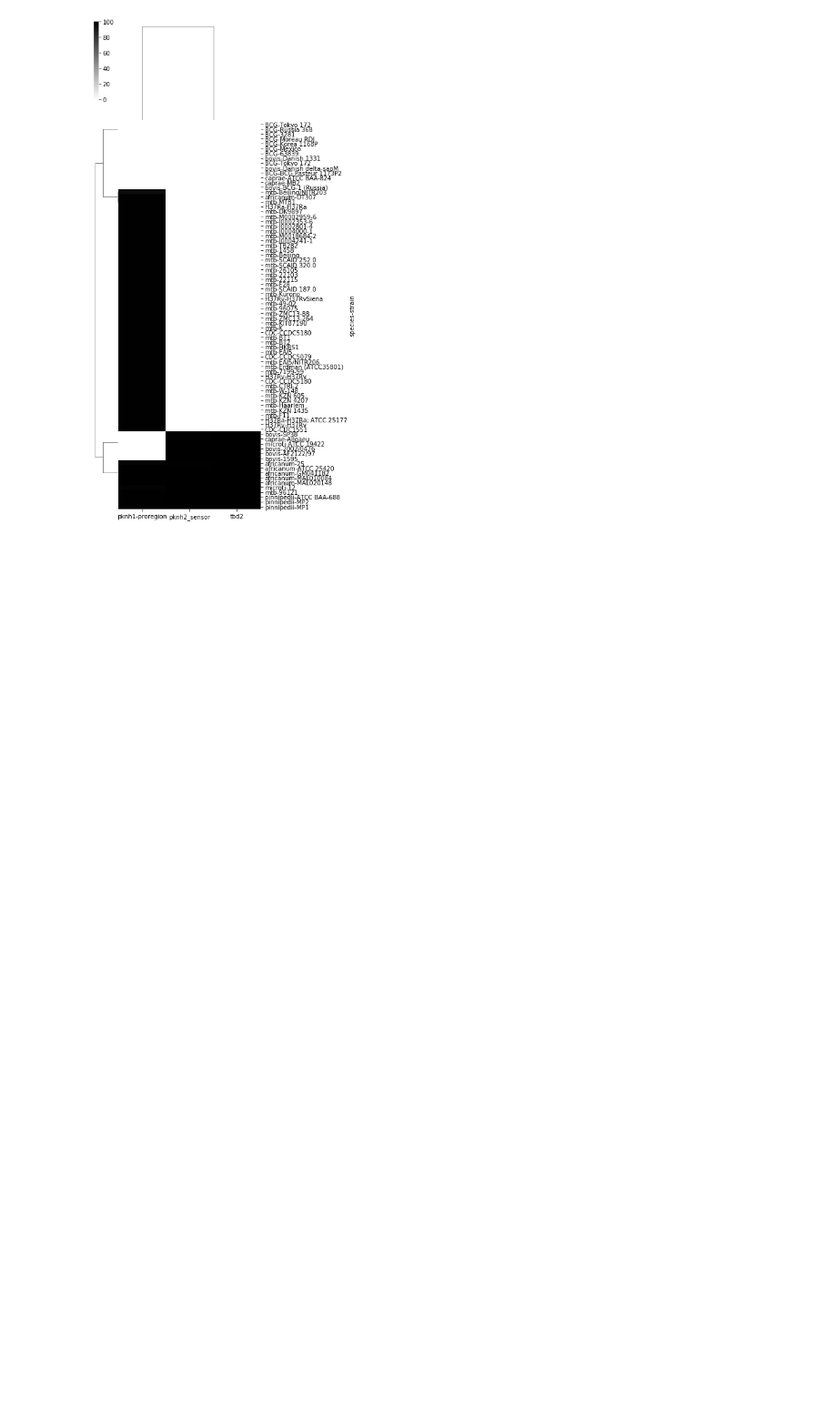
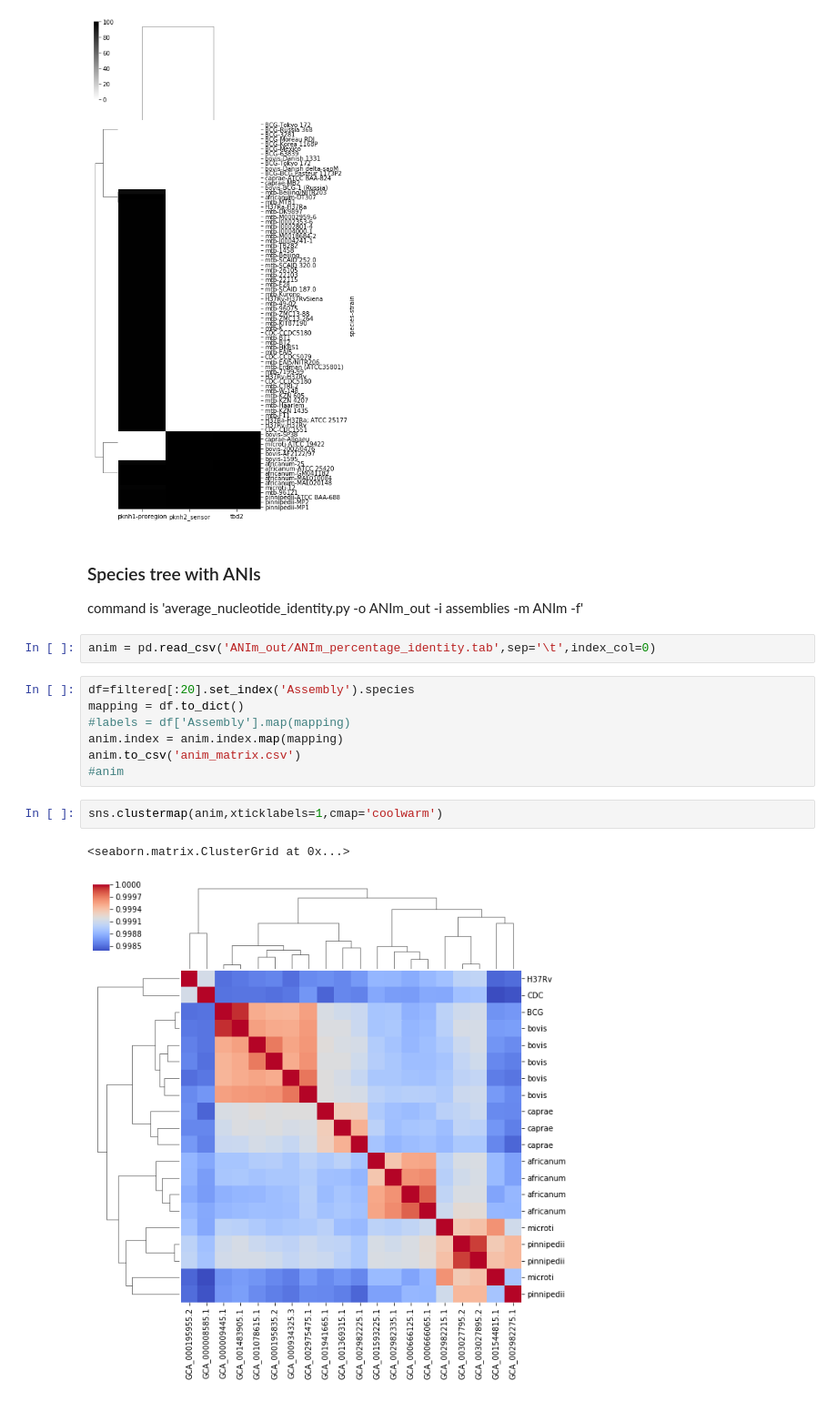
Before and after one commit to dmnfarrell/mtbc_analyses, a Jupyter notebook: rd900_analysis.ipynb, the cells around one changed output. Shown at 91% size. Cells and saved outputs as stored; diff of their text form; blank space fills up the shorter version.

```diff
--- a/rd900_analysis.ipynb
+++ b/rd900_analysis.ipynb
@@ -151,3 +170,21 @@ sns.clustermap(X,cmap='gray_r',yticklabels=1,figsize=(5,15))
 # %% [output]
 <seaborn.matrix.ClusterGrid at 0x...>
 [figure]
+# %% [markdown]
+### Species tree with ANIs
+
+command is 'average_nucleotide_identity.py -o ANIm_out -i assemblies -m ANIm -f'
+# %%
+anim = pd.read_csv('ANIm_out/ANIm_percentage_identity.tab',sep='\t',index_col=0)
+# %%
+df=filtered[:20].set_index('Assembly').species
+mapping = df.to_dict()
+#labels = df['Assembly'].map(mapping)
+anim.index = anim.index.map(mapping)
+anim.to_csv('anim_matrix.csv')
+#anim
+# %%
+sns.clustermap(anim,xticklabels=1,cmap='coolwarm')
+# %% [output]
+<seaborn.matrix.ClusterGrid at 0x...>
+[figure, added]
```
Also changed, not shown: parts of 3 cells of this notebook, 1 other file.
